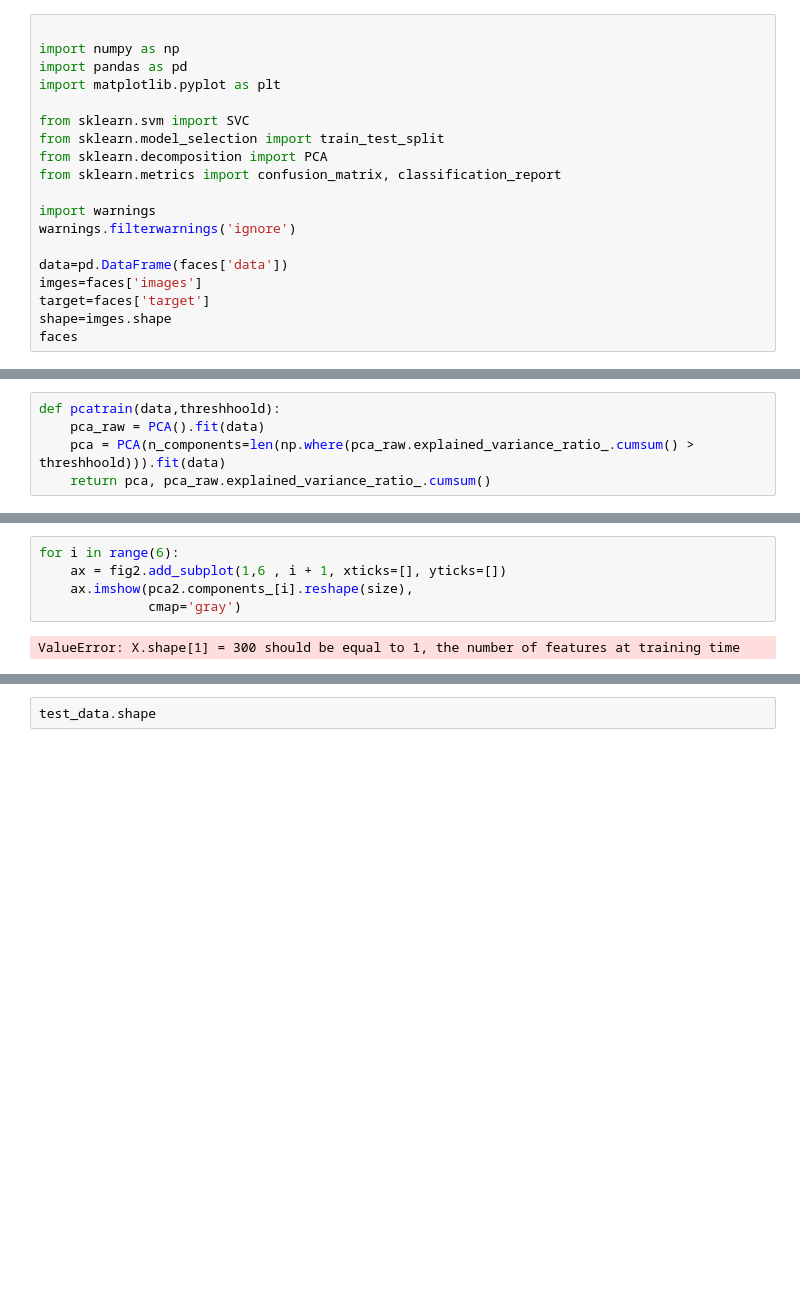
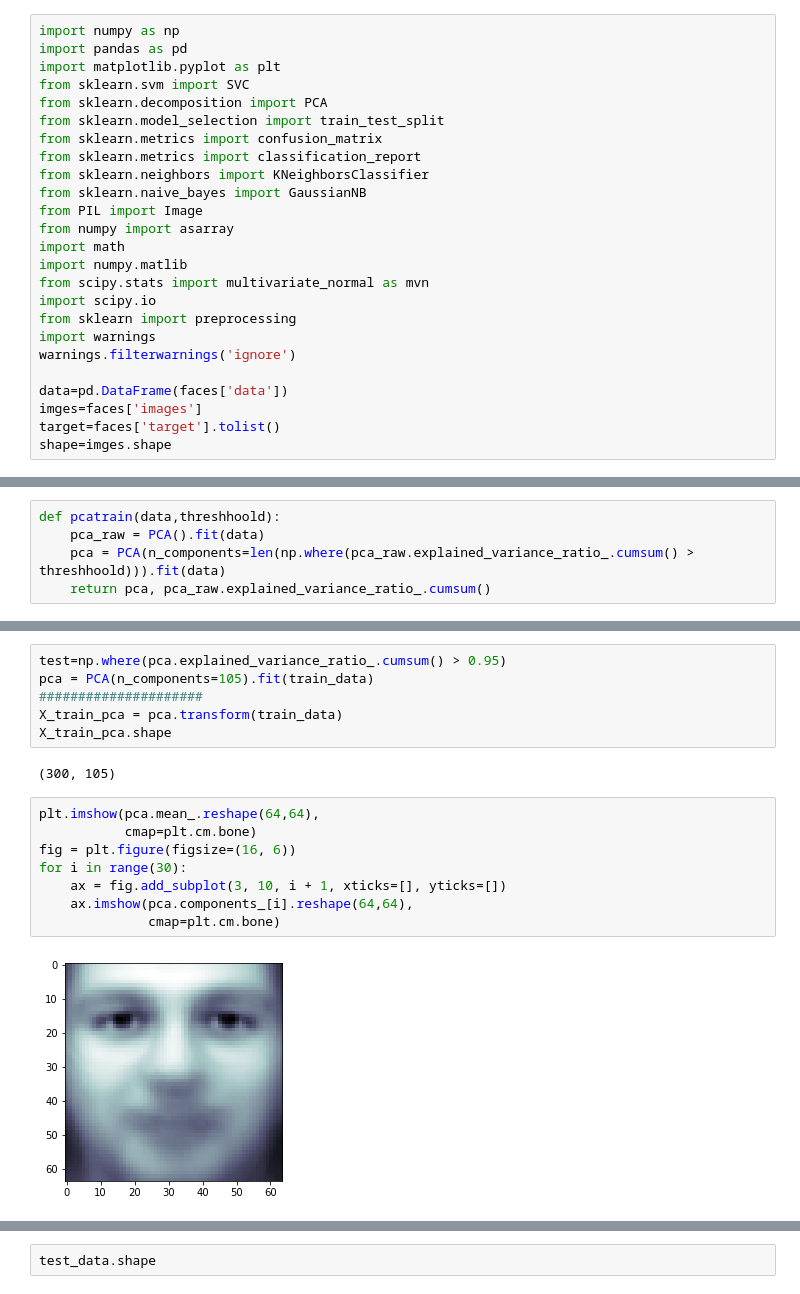
Before and after one commit to cse6740/Main, a Jupyter notebook: Project/project.ipynb, the cells around one changed output, grey strips where cells are left out. Cells and saved outputs as stored; diff of their text form; blank space fills up the shorter version.

```diff
--- a/Project/project.ipynb
+++ b/Project/project.ipynb
@@ -2,24 +2,30 @@
 from sklearn import datasets
 faces = datasets.fetch_olivetti_faces()
 # %%
-
 import numpy as np
 import pandas as pd
 import matplotlib.pyplot as plt
-
 from sklearn.svm import SVC
+from sklearn.decomposition import PCA
 from sklearn.model_selection import train_test_split
-from sklearn.decomposition import PCA
-from sklearn.metrics import confusion_matrix, classification_report
-
+from sklearn.metrics import confusion_matrix
+from sklearn.metrics import classification_report
+from sklearn.neighbors import KNeighborsClassifier
+from sklearn.naive_bayes import GaussianNB
+from PIL import Image
+from numpy import asarray
+import math
+import numpy.matlib
+from scipy.stats import multivariate_normal as mvn
+import scipy.io
+from sklearn import preprocessing
 import warnings
 warnings.filterwarnings('ignore')
 
 data=pd.DataFrame(faces['data'])
 imges=faces['images']
-target=faces['target']
+target=faces['target'].tolist()
 shape=imges.shape
-faces
 # %% [output]
 {'data': array([[0.30991736, 0.3677686 , 0.41735536, ..., 0.15289256, 0.16115703,
          0.1570248 ],
@@ -99,8 +87,19 @@ plt.plot(pcatrain(train_data,0.9)[1])
 [figure]
+# %%
+test=np.where(pca.explained_variance_ratio_.cumsum() > 0.95)
+pca = PCA(n_components=105).fit(train_data)
+#####################
+X_train_pca = pca.transform(train_data)
+X_train_pca.shape
+# %% [output]
+(300, 105)
 # %%
-for i in range(6):
-    ax = fig2.add_subplot(1,6 , i + 1, xticks=[], yticks=[])
-    ax.imshow(pca2.components_[i].reshape(size),
-              cmap='gray')
+plt.imshow(pca.mean_.reshape(64,64),
+           cmap=plt.cm.bone)
+fig = plt.figure(figsize=(16, 6))
+for i in range(30):
+    ax = fig.add_subplot(3, 10, i + 1, xticks=[], yticks=[])
+    ax.imshow(pca.components_[i].reshape(64,64),
+              cmap=plt.cm.bone)
 # %% [output]
-ValueError: X.shape[1] = 300 should be equal to 1, the number of features at training time
+[figure, added]
```
Also changed, not shown: parts of 6 cells of this notebook.
